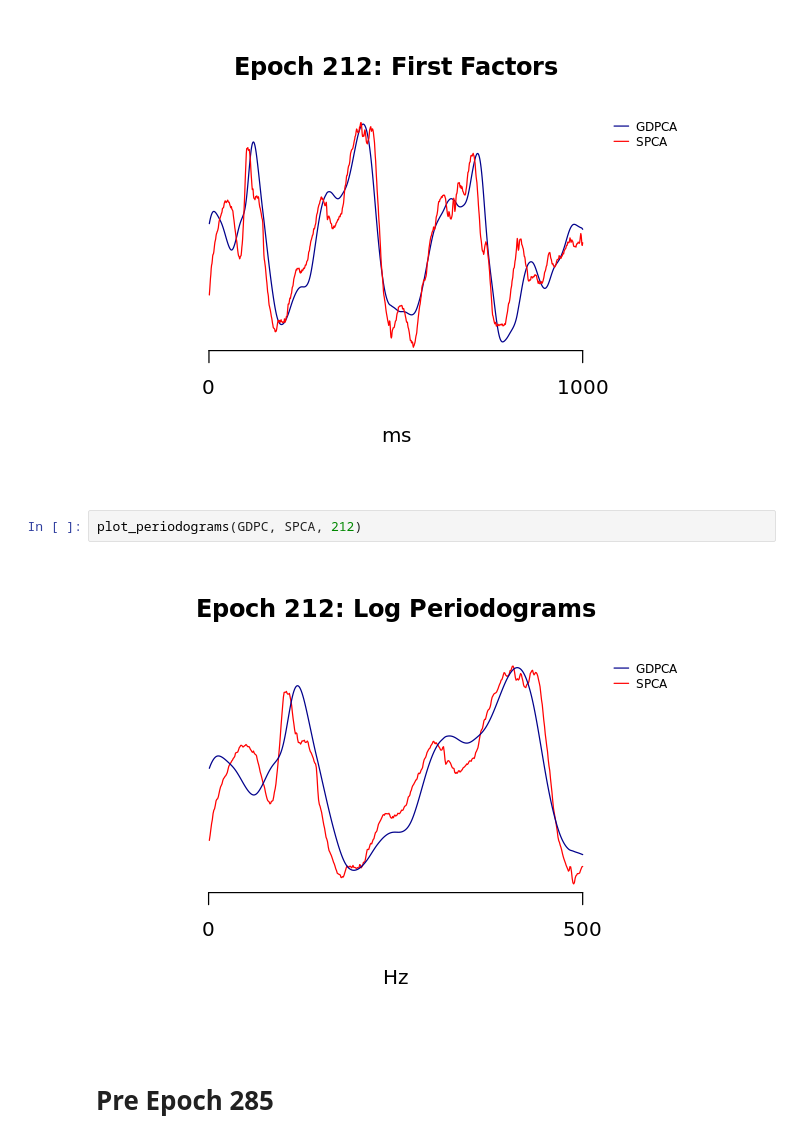
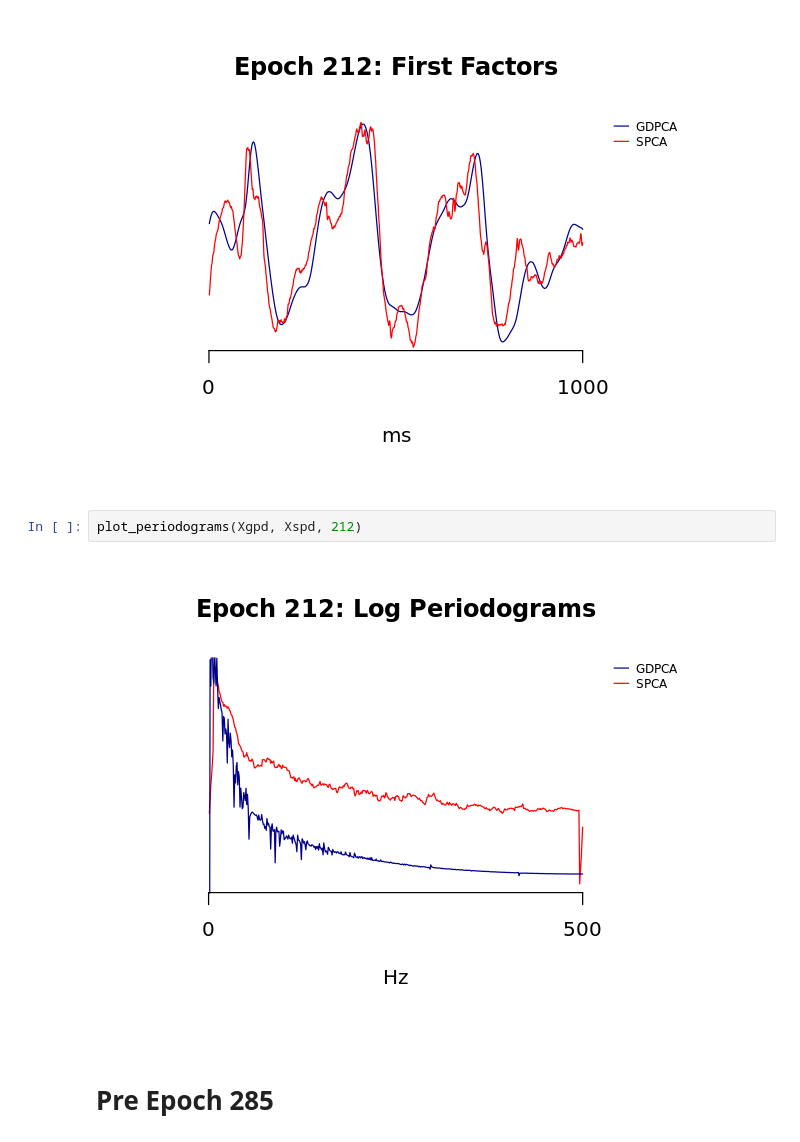
Before and after one commit to hfloresr/gdpca-vs-spca, a Jupyter notebook: notebooks/spca_vs_gpca_plots.ipynb, the cells around one changed output. Cells and saved outputs as stored; diff of their text form.

```diff
--- a/notebooks/spca_vs_gpca_plots.ipynb
+++ b/notebooks/spca_vs_gpca_plots.ipynb
@@ -148,9 +148,9 @@ plot_factors(GDPC, SPCA, 212)
 # %% [output]
 [figure]
 # %%
-plot_periodograms(GDPC, SPCA, 212)
+plot_periodograms(Xgpd, Xspd, 212)
 # %% [output]
-[figure, old version]
+[figure, new version]
 # %% [markdown]
 # Pre Epoch 285
 # %%
```
Also changed, not shown: parts of 1 cell of this notebook.
